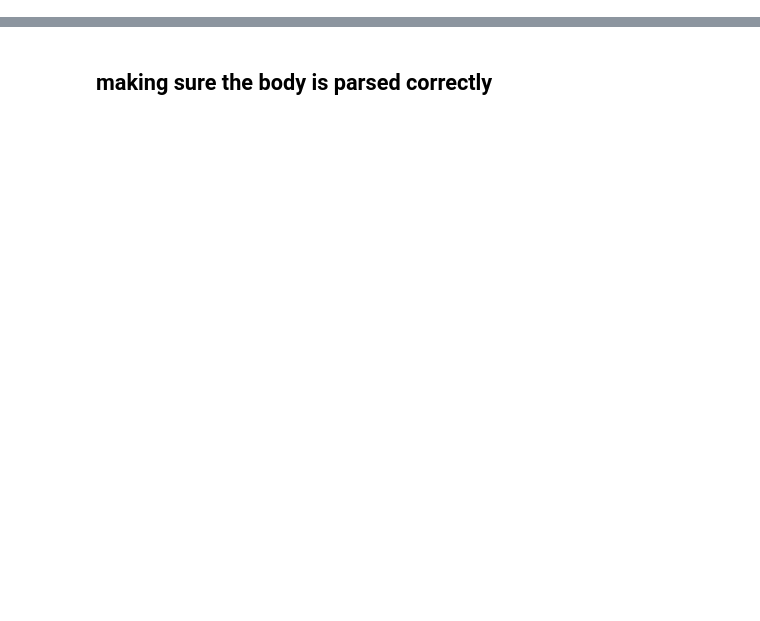
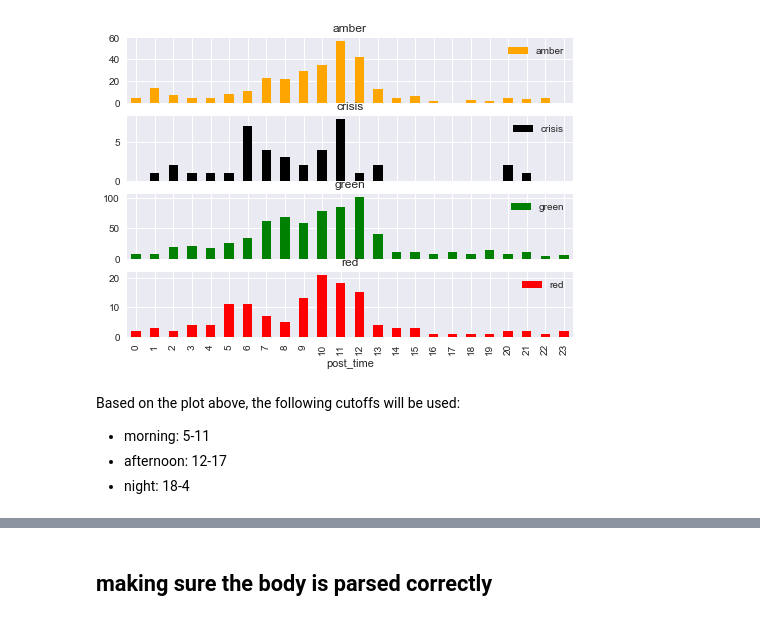
Before and after one commit to jarvmiller/nlp_project, a Jupyter notebook: parse_xml.ipynb, the cells around one changed output, grey strips where cells are left out. Cells and saved outputs as stored; diff of their text form; code cells hidden in the pictures; blank space fills up the shorter version.

```diff
--- a/parse_xml.ipynb
+++ b/parse_xml.ipynb
@@ -60,0 +87,12 @@ print('{} seconds have passsed'.format((end-start)))
+# %%
+# Hours posts split by whether it was a reply or an original post
+
+merged.groupby([merged.index.hour,'color_label']).post.agg('sum').unstack(1).plot(kind='bar', subplots=True,
+                                                                                  color = ['orange', 'black', 'green', 'red']);
+# %% [output]
+[figure, added]
+# %% [markdown]
+Based on the plot above, the following cutoffs will be used:
+- morning: 5-11
+- afternoon: 12-17
+- night: 18-4
```
Also changed, not shown: parts of 21 cells of this notebook.
